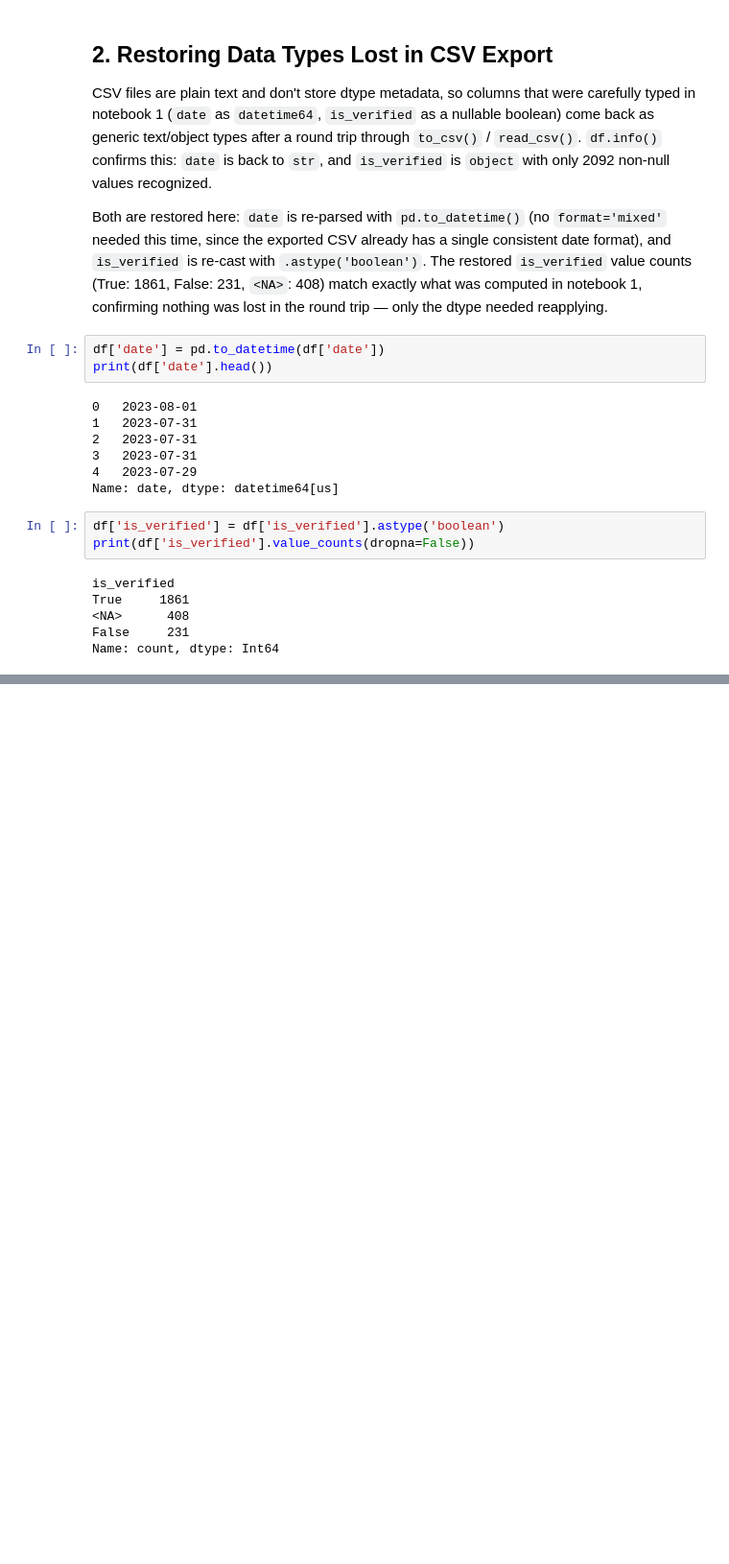
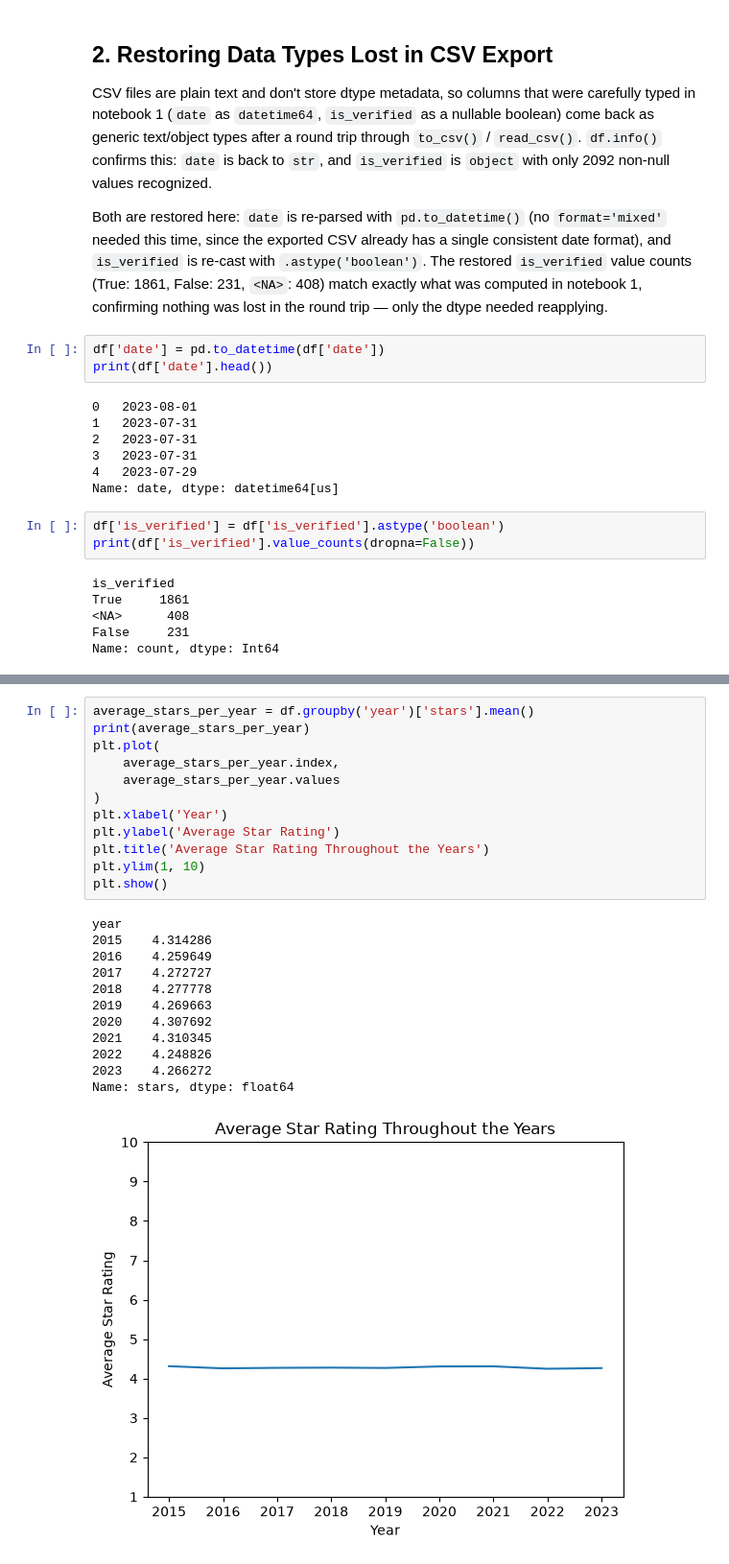
Before and after one commit to m4h1m03/data-analysis-project, a Jupyter notebook: notebooks/02_feature_engineering_eda.ipynb, the cells around one changed output, grey strips where cells are left out. Shown at 96% size. Cells and saved outputs as stored; diff of their text form; blank space fills up the shorter version.

```diff
--- a/notebooks/02_feature_engineering_eda.ipynb
+++ b/notebooks/02_feature_engineering_eda.ipynb
@@ -88,0 +214,25 @@ Name: count, dtype: Int64
+# %%
+average_stars_per_year = df.groupby('year')['stars'].mean()
+print(average_stars_per_year)
+plt.plot(
+    average_stars_per_year.index,
+    average_stars_per_year.values
+)
+plt.xlabel('Year')
+plt.ylabel('Average Star Rating')
+plt.title('Average Star Rating Throughout the Years')
+plt.ylim(1, 10)
+plt.show()
+# %% [output]
+year
+2015    4.314286
+2016    4.259649
+2017    4.272727
+2018    4.277778
+2019    4.269663
+2020    4.307692
+2021    4.310345
+2022    4.248826
+2023    4.266272
+Name: stars, dtype: float64
+[figure, added]
```
Also changed, not shown: parts of 19 cells of this notebook.
